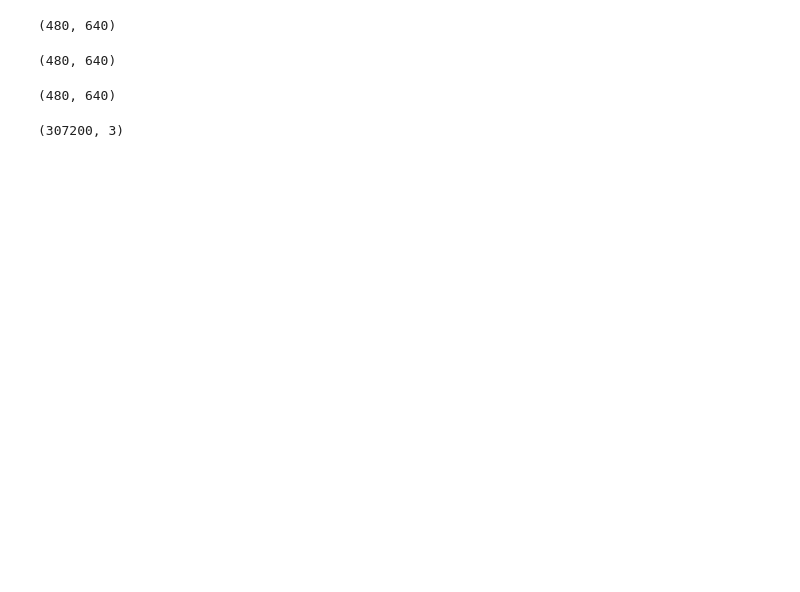
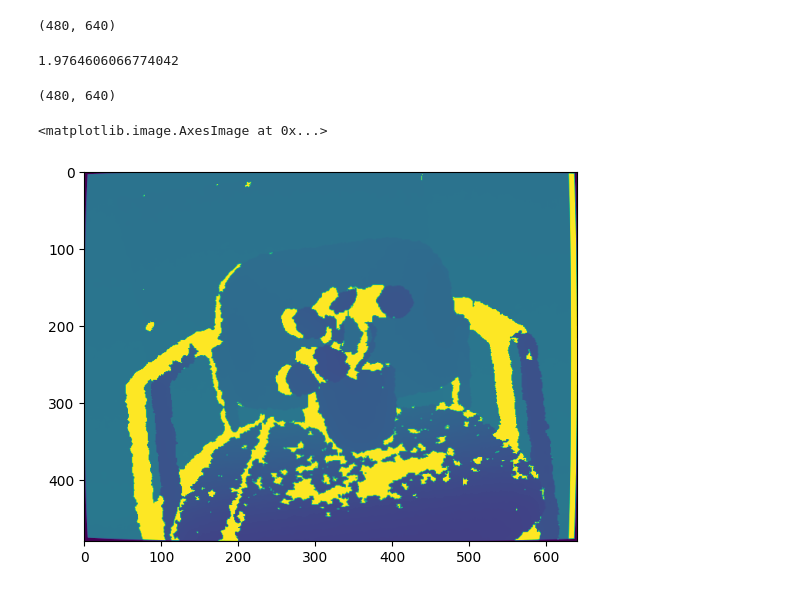
Before and after one commit to XHao1997/wur_navcar, a Jupyter notebook: image_calibration.ipynb, the cells around one changed output. Saved outputs shown, nothing was run; the diff lists cells and outputs as text; code cells hidden in the pictures; blank space fills up the shorter version.

```diff
--- a/image_calibration.ipynb
+++ b/image_calibration.ipynb
@@ -125,0 +80,4 @@ fy_ir = kinect.ir_intrinsic_matrix[1,1]
+# %%
+np.max(dist[~np.isnan(dist)])
+# %% [output]
+1.9764606066774042
@@ -126,3 +91,12 @@ fy_ir = kinect.ir_intrinsic_matrix[1,1]
+# %%
+depth_img.shape
+# %% [output]
+(480, 640)
+# %%
+plt.imshow(depth_img)
+# %% [output]
+<matplotlib.image.AxesImage at 0x...>
+[figure, added]
 # %%
 def pixel2world(x,y,intrinsic_matrix, dist):
     cx = intrinsic_matrix[0,2]
@@ -133,10 +107,6 @@ def pixel2world(x,y,intrinsic_matrix, dist):
     X = (x - cx) * Z / fx
     Y = (y - cy) * Z / fy
     return X, Y ,Z
-# %%
-dist.shape
-# %% [output]
-(480, 640)
 # %%
 x = np.tile(np.arange(640), (480, 1))
 y = np.tile(np.arange(480).reshape(-1, 1), (1, 640))
@@ -151,8 +122,0 @@ points_3d = np.vstack((X_flat, Y_flat, Z_flat)).T
-# %%
-pixel2world(x,y,kinect.ir_intrinsic_matrix, dist)[0].shape
-# %% [output]
-(480, 640)
-# %%
-points_3d.shape
-# %% [output]
-(307200, 3)
```
Also changed, not shown: parts of 45 cells of this notebook, 1 other file.
